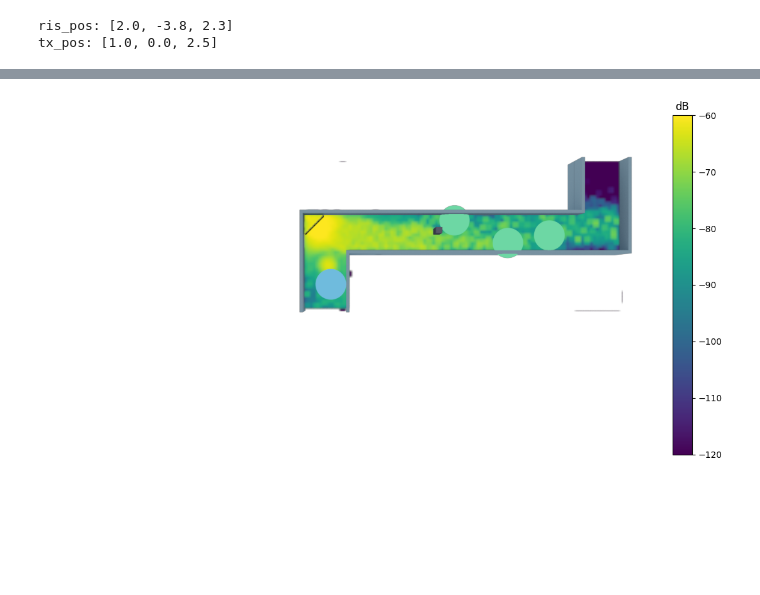
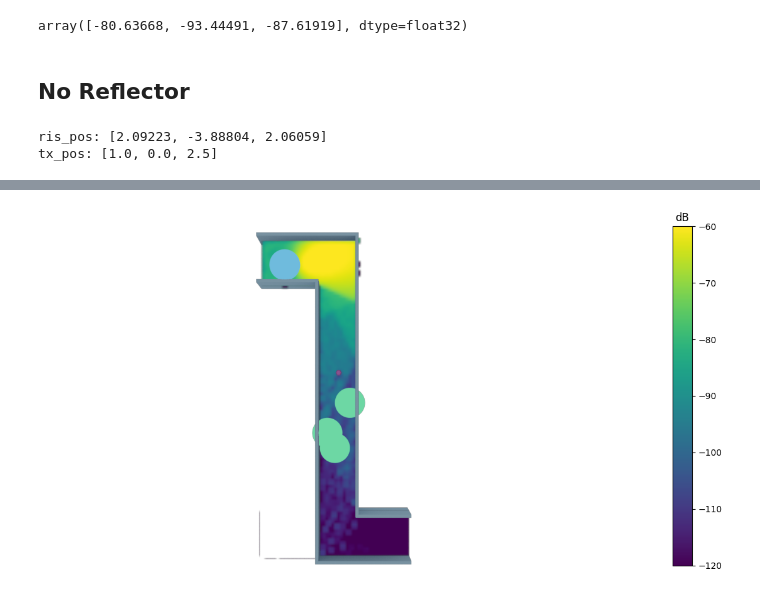
Before and after one commit to hieutrungle/saris, a Jupyter notebook: notebooks/example.ipynb, the cells around one changed output, grey strips where cells are left out. Cells and saved outputs as stored; diff of their text form; code cells hidden in the pictures; blank space fills up the shorter version.

Commit message:
example for no reflector and 1 flat reflector

```diff
--- a/notebooks/example.ipynb
+++ b/notebooks/example.ipynb
@@ -25,11 +99,17 @@ sionna_config = utils.load_config(sionna_config_file)
+# %%
+path_gain_dBs = utils.linear2dB(path_gains)
+path_gain_dBs
+# %% [output]
+array([-80.63668, -93.44491, -87.61919], dtype=float32)
+# %% [markdown]
+## No Reflector
 # %%
-compute_scene_path = "/home/hieule/research/saris/local_assets/blender/hallway_L_0/ceiling_idx/hallway.xml"
-viz_scene_path = "/home/hieule/research/saris/local_assets/blender/hallway_L_0/idx/hallway.xml"
-
-sionna_config['cam_look_at'] = [0.0, 0.0, 0.0]
-sionna_config['cam_position'] = [0.0, 0.01, 50.0]
+sionna_config_file = '/home/hieule/research/saris/configs/sionna_L_multi_users.yaml'
+sionna_config = utils.load_config(sionna_config_file)
+compute_scene_path = "/home/hieule/research/saris/default_scenes/blender/noreflector/ceiling_idx/hallway.xml"
+viz_scene_path = "/home/hieule/research/saris/default_scenes/blender/noreflector/idx/hallway.xml"
 # %%
-def compute_rot_angle(pt1: list, pt2: list):
+def compute_rot_angle(pt1: list, pt2: list) -> Tuple[float, float, float]:
     """Compute the rotation angles for vector pt1 to pt2."""
     x = pt2[0] - pt1[0]
     y = pt2[1] - pt1[1]
@@ -38,18 +118,21 @@ def compute_rot_angle(pt1: list, pt2: list):
     return cartesian2spherical(x, y, z)
 
 
-def cartesian2spherical(x: float, y: float, z: float):
+def cartesian2spherical(x: float, y: float, z: float) -> Tuple[float, float, float]:
+    # theta: zenith angle (0, pi), phi: azimuthal angle (0, 2pi)
     r = math.sqrt(x**2 + y**2 + z**2)
-    theta = math.atan2(y, x)
-    phi = math.acos(z / r)
+    theta = math.acos(z / r)
+    phi = math.atan2(y, x)
     return r, theta, phi
 
 
-def spherical2cartesian(r: float, theta: float, phi: float):
-    x = r * math.sin(phi) * math.cos(theta)
-    y = r * math.sin(phi) * math.sin(theta)
-    z = r * math.cos(phi)
+def spherical2cartesian(r: float, theta: float, phi: float) -> Tuple[float, float, float]:
+    # theta: zenith angle (0, pi), phi: azimuthal angle (0, 2pi)
+    x = r * math.sin(theta) * math.cos(phi)
+    y = r * math.sin(theta) * math.sin(phi)
+    z = r * math.cos(theta)
     return x, y, z
+
 
 
 ris_pos = sionna_config['ris_positions'][0]
@@ -61,13 +144,12 @@ print(f"tx_pos: {tx_pos}")
 r, theta, phi = compute_rot_angle(tx_pos, ris_pos)
 
 
-sionna_config['tx_orientations'] = [[theta, math.pi/2 - phi, 0.0]]
+sionna_config['tx_orientations'] = [[phi, theta - math.pi/2, 0.0]]
 sig_cmap = sigmap.engine.SignalCoverageMap(
     sionna_config, compute_scene_path, viz_scene_path
 )
 coverage_map = sig_cmap.compute_cmap()
 scene = sig_cmap.render(coverage_map)
-scene.preview(show_orientations=True)
 # %% [output]
-ris_pos: [2.0, -3.8, 2.3]
+ris_pos: [2.09223, -3.88804, 2.06059]
 tx_pos: [1.0, 0.0, 2.5]
@@ -75 +156 @@ tx_pos: [1.0, 0.0, 2.5]
-[figure, old version]
+[figure, new version]
```
Also changed, not shown: parts of 12 cells of this notebook.
